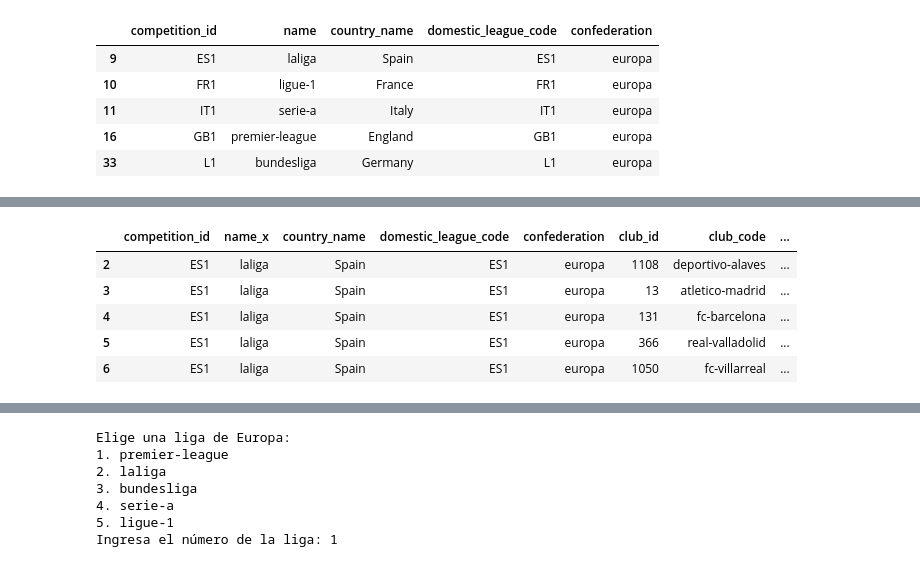
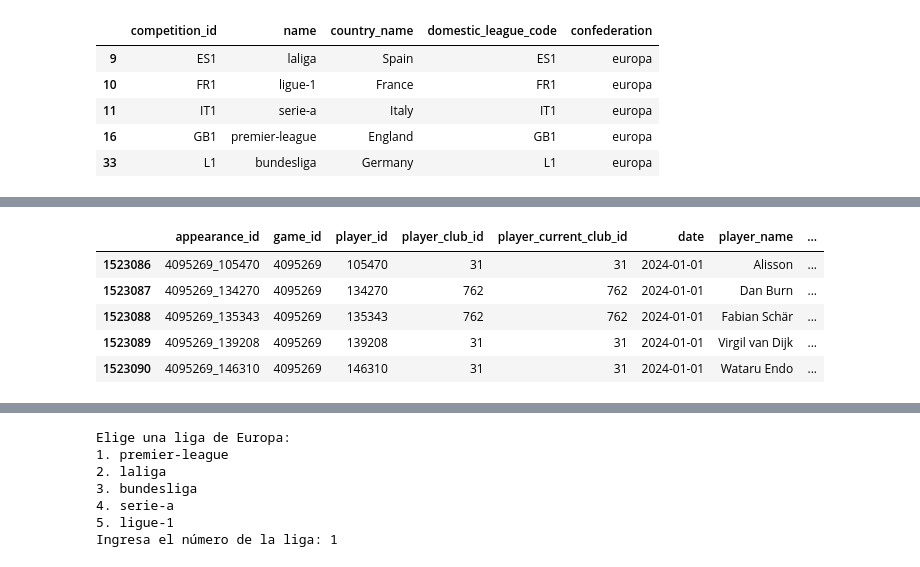
Before and after one commit to iGhostlp/Proyecto_MELI, a Jupyter notebook: Proyecto_MELI.ipynb, the cells around one changed output, grey strips where cells are left out. Drawn from its saved outputs; the diff is of its cells as text; code cells hidden in the pictures.

```diff
--- a/Proyecto_MELI.ipynb
+++ b/Proyecto_MELI.ipynb
@@ -79,9 +92,11 @@ df_merged = df_merged[df_merged['last_season'] == 2024 ]
+# %%
+df_appearances = df_appearances[df_appearances['date'] >= '2024-01-01']
 # %%
-df_merged.head()
+df_appearances.head()
 # %% [output]
-|  | competition_id | name_x | country_name | domestic_league_code | confederation | club_id | club_code | ... |
-| 2 | ES1 | laliga | Spain | ES1 | europa | 1108 | deportivo-alaves | ... |
-| 3 | ES1 | laliga | Spain | ES1 | europa | 13 | atletico-madrid | ... |
-| 4 | ES1 | laliga | Spain | ES1 | europa | 131 | fc-barcelona | ... |
-| 5 | ES1 | laliga | Spain | ES1 | europa | 366 | real-valladolid | ... |
-| 6 | ES1 | laliga | Spain | ES1 | europa | 1050 | fc-villarreal | ... |
+|  | appearance_id | game_id | player_id | player_club_id | player_current_club_id | date | player_name | ... |
+| 1523086 | 4095269_105470 | 4095269 | 105470 | 31 | 31 | 2024-01-01 | Alisson | ... |
+| 1523087 | 4095269_134270 | 4095269 | 134270 | 762 | 762 | 2024-01-01 | Dan Burn | ... |
+| 1523088 | 4095269_135343 | 4095269 | 135343 | 762 | 762 | 2024-01-01 | Fabian Schär | ... |
+| 1523089 | 4095269_139208 | 4095269 | 139208 | 31 | 31 | 2024-01-01 | Virgil van Dijk | ... |
+| 1523090 | 4095269_146310 | 4095269 | 146310 | 31 | 31 | 2024-01-01 | Wataru Endo | ... |
```
Also changed, not shown: parts of 12 cells of this notebook.
